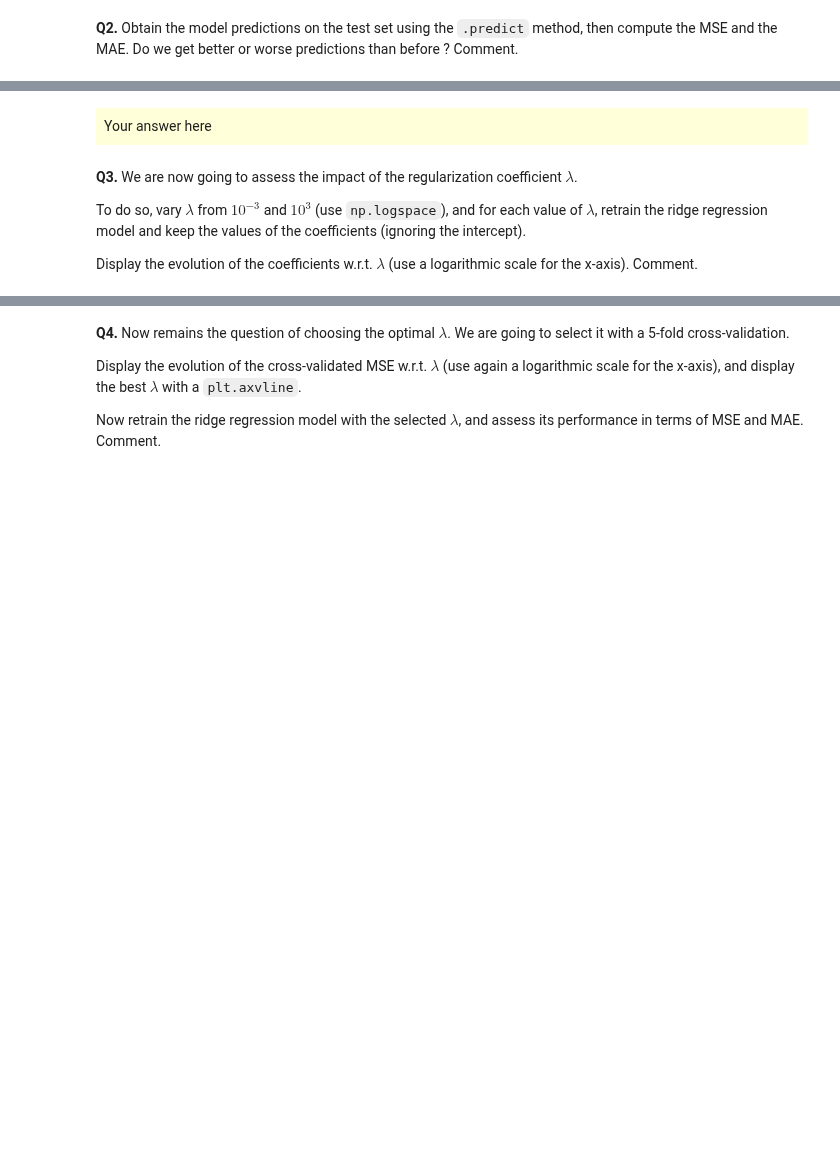
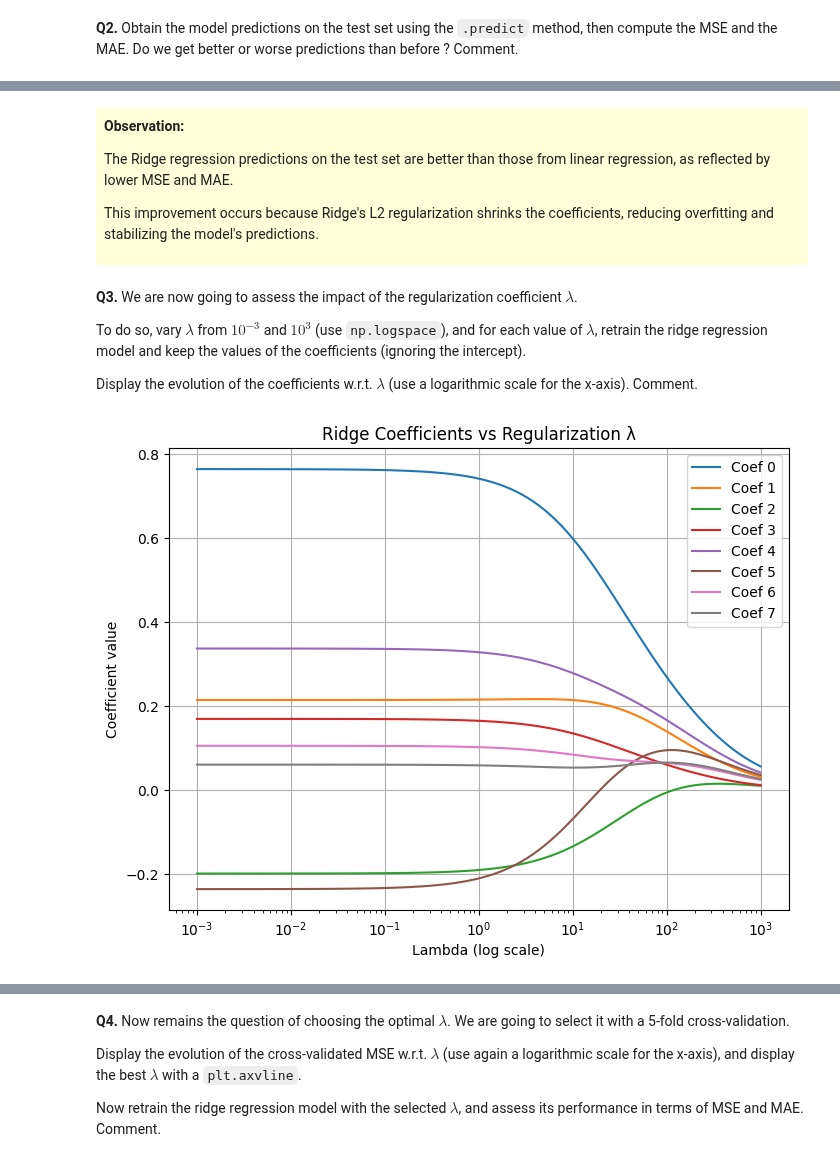
Before and after one commit to milanolivia/decision-apprentissage, a Jupyter notebook: lab1_AMORRI_MILANO/lab1.ipynb, the cells around one changed output, grey strips where cells are left out. Saved outputs shown, nothing was run; the diff lists cells and outputs as text; code cells hidden in the pictures; blank space fills up the shorter version.

```diff
--- a/lab1_AMORRI_MILANO/lab1.ipynb
+++ b/lab1_AMORRI_MILANO/lab1.ipynb
@@ -118,6 +326,12 @@ Your answer here
 # %% [markdown]
 <div style="background-color: rgba(255, 255, 0, 0.15); padding: 8px;">
-Your answer here
+
+**Observation:**
+
+The Ridge regression predictions on the test set are better than those from linear regression, as reflected by lower MSE and MAE.
+
+This improvement occurs because Ridge's L2 regularization shrinks the coefficients, reducing overfitting and stabilizing the model's predictions.
+
 </div>
 # %% [markdown]
 **Q3.** We are now going to assess the impact of the regularization coefficient $\lambda$.
@@ -126,8 +340,30 @@ To do so, vary $\lambda$ from $10^{-3}$ and $10^3$ (use `np.logspace`), and for
 
 Display the evolution of the coefficients w.r.t. $\lambda$ (use a logarithmic scale for the x-axis). Comment.
 # %%
-##########
-## YOUR CODE HERE
-##########
+lambdas = np.logspace(-3, 3, 100)
+
+coefs = []
+
+for l in lambdas:
+    ridge = Ridge(alpha=l, fit_intercept=True)
+    ridge.fit(X_train_std,y_train)
+    coefs.append(ridge.coef_)  # Ignore intercept
+
+coefs = np.array(coefs)
+
+plt.figure(figsize=(8, 6))
+
+for i in range(coefs.shape[1]):
+    plt.plot(lambdas, coefs[:, i], label=f'Coef {i}')
+
+plt.xscale('log')
+plt.xlabel('Lambda (log scale)')
+plt.ylabel('Coefficient value')
+plt.title('Ridge Coefficients vs Regularization λ')
+plt.legend()
+plt.grid(True)
+plt.show()
+# %% [output]
+[figure, added]
 # %% [markdown]
 <div style="background-color: rgba(255, 255, 0, 0.15); padding: 8px;">
```
Also changed, not shown: parts of 24 cells of this notebook, 1 other file.
